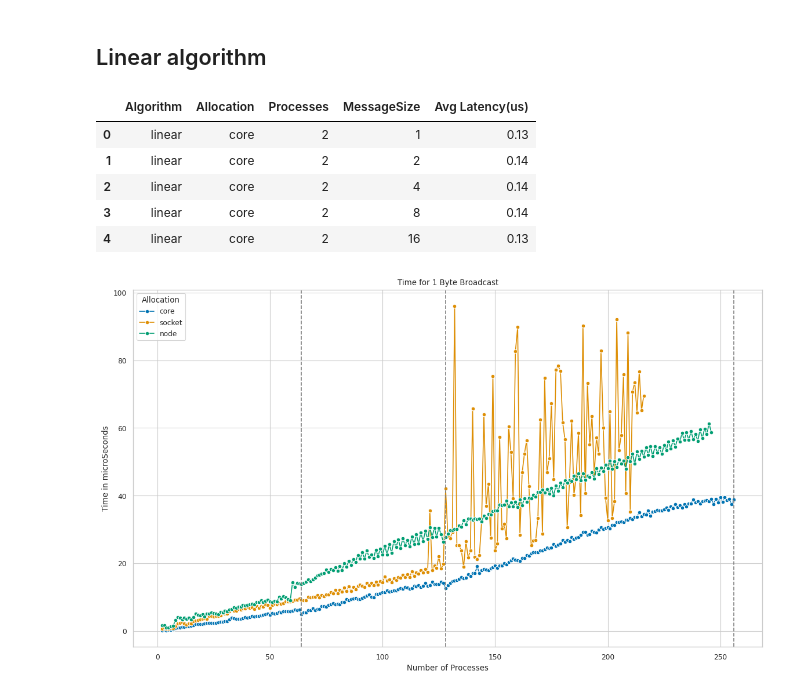
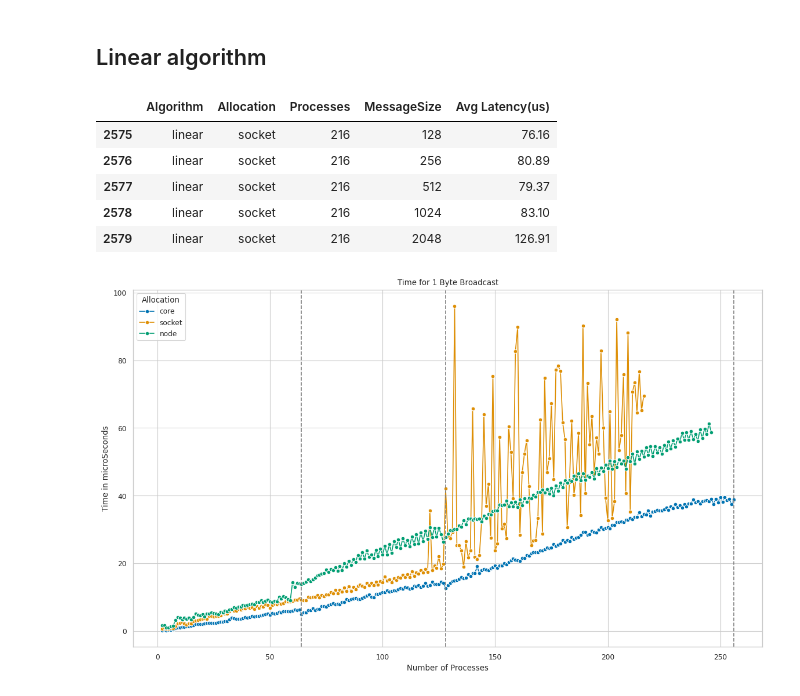
Before and after one commit to ValentinisAlessio/HPC_final_project, a Jupyter notebook: exercise1/plots/plots_bcast.ipynb, the cells around one changed output. Cells and saved outputs as stored; diff of their text form; code cells hidden in the pictures.

```diff
--- a/exercise1/plots/plots_bcast.ipynb
+++ b/exercise1/plots/plots_bcast.ipynb
@@ -98,19 +101,21 @@ fig.savefig('bcast_chain_1byte.png')
 # %%
 linear_core = pd.read_csv('../results_def/bcast_linear_results_wu_core.csv')
 linear_socket = pd.read_csv('../results_def/bcast_linear_results_wu_socket.csv')
 linear_node = pd.read_csv('../results_def/bcast_linear_results_wu_node.csv')
 
 # Merge the data
 linear = pd.concat([linear_core, linear_socket, linear_node])
 
 linear.head()
+linear.tail()
+linear_socket.tail()
 # %% [output]
 |  | Algorithm | Allocation | Processes | MessageSize | Avg Latency(us) |
-| 0 | linear | core | 2 | 1 | 0.13 |
-| 1 | linear | core | 2 | 2 | 0.14 |
-| 2 | linear | core | 2 | 4 | 0.14 |
-| 3 | linear | core | 2 | 8 | 0.14 |
-| 4 | linear | core | 2 | 16 | 0.13 |
+| 2575 | linear | socket | 216 | 128 | 76.16 |
+| 2576 | linear | socket | 216 | 256 | 80.89 |
+| 2577 | linear | socket | 216 | 512 | 79.37 |
+| 2578 | linear | socket | 216 | 1024 | 83.10 |
+| 2579 | linear | socket | 216 | 2048 | 126.91 |
 # %%
 # plot the results concerning the 1 MessageSize
 df = linear[linear['MessageSize'] == 1]
```
Also changed, not shown: parts of 3 cells of this notebook, 12 other files.
